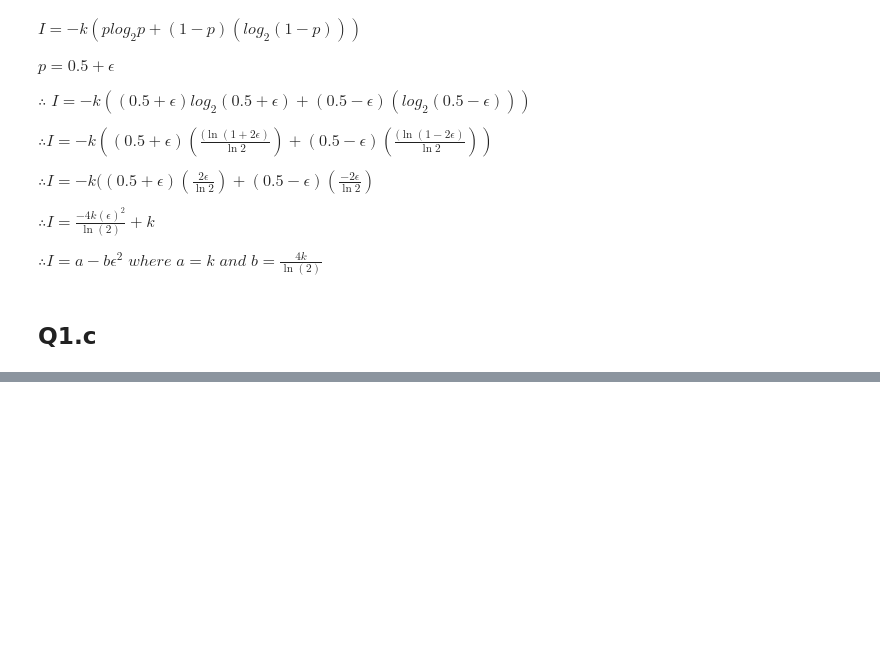
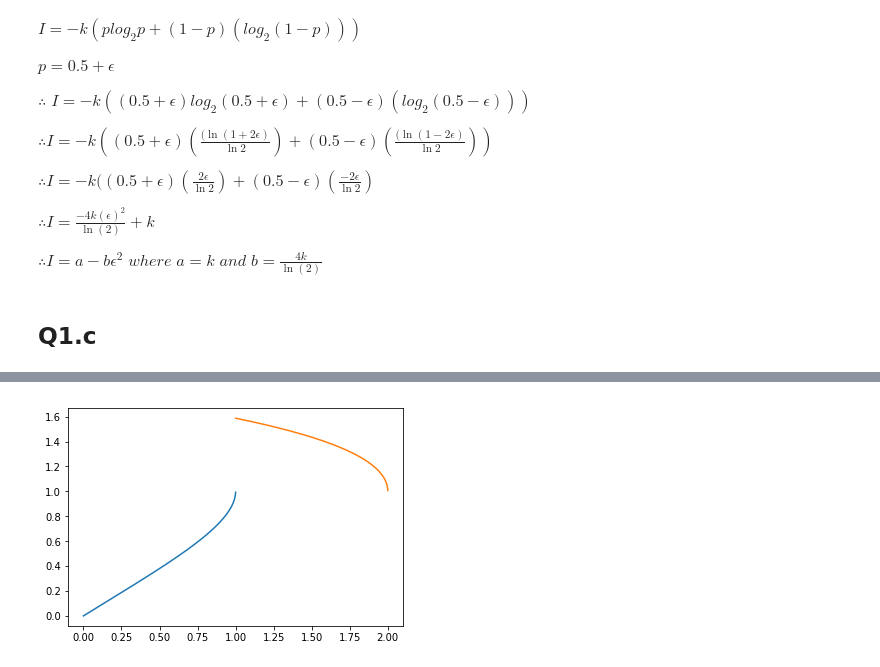
Before and after one commit to Vidhin05/Computational-and-Numerical-Methods, a Jupyter notebook: src/Assignment_1.ipynb, the cells around one changed output, grey strips where cells are left out. Saved outputs shown, nothing was run; the diff lists cells and outputs as text; code cells hidden in the pictures; blank space fills up the shorter version.

```diff
--- a/src/Assignment_1.ipynb
+++ b/src/Assignment_1.ipynb
@@ -54,0 +81,16 @@ Q2
+# %%
+B = 2
+R = np.arange(2,0.7254,-0.0001)
+vals1 = []
+vals2 = []
+for r in R:
+  coeff = [r**4, 0, -B*(r**4), -4*(r**2), 3]
+  roots = np.roots(coeff)
+#   print(r)
+  [x1, x2] = np.real(roots[np.imag(roots)==0])
+  vals1.append(x1)
+  vals2.append(x2)
+
+plt.plot(R, vals1)
+plt.plot(R, vals2)
+plt.show()
@@ -54,0 +113,27 @@ Q2
+# %%
+X = np.arange(0,1,0.0001)
+vals1 = []
+for x in X:
+  coeff = [1, 0, 0, -4, 3*x]
+  roots = np.roots(coeff)
+#   print(np.real(roots[np.imag(roots)==0]))
+  [x1, x2] = np.real(roots[np.imag(roots)==0])
+  vals1.append(x2)
+
+plt.plot(X, vals1)
+
+X = np.arange(1.001,2,0.0001)
+val = []
+arr = []
+for x in X:
+  coeff = [1, 0, 0, -4, 3*x-3]
+  roots = np.roots(coeff)
+#   print(np.real(roots[np.imag(roots)==0]))
+  [x1, x2]  = np.real(roots[np.imag(roots)==0])
+  val.append(x1)
+
+
+plt.plot(X, val)
+plt.show()
+# %% [output]
+[figure, added]
```
Also changed, not shown: parts of 11 cells of this notebook, 1 other file.
